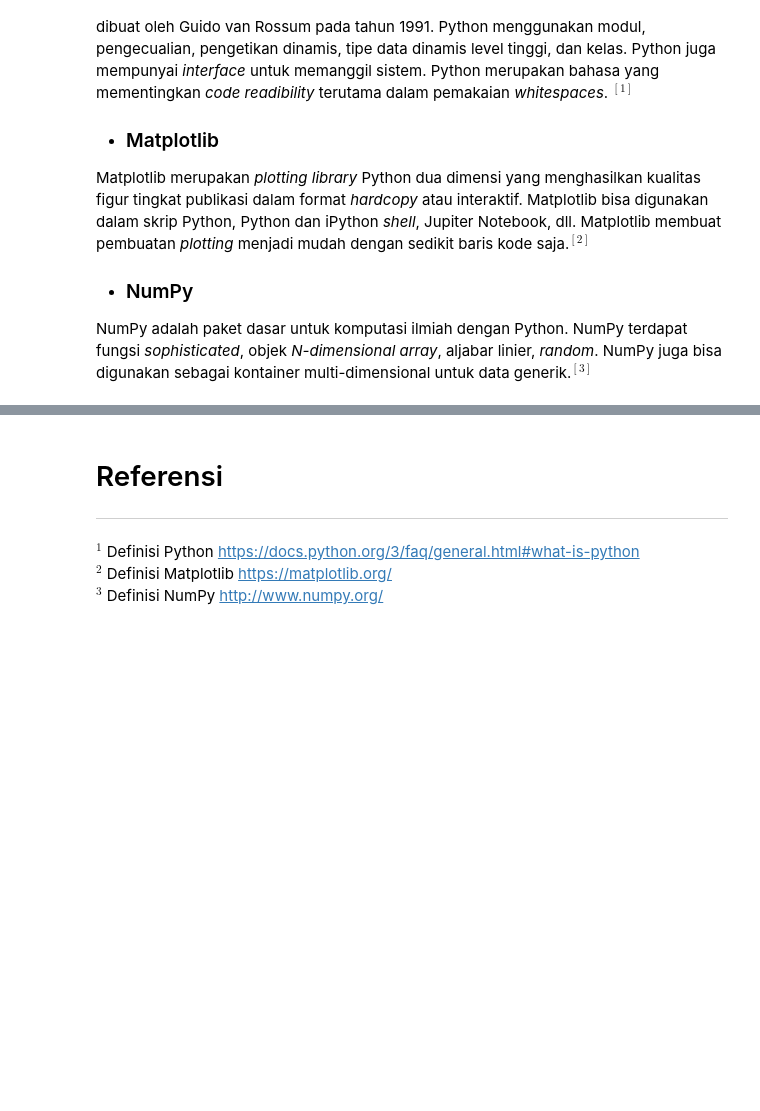
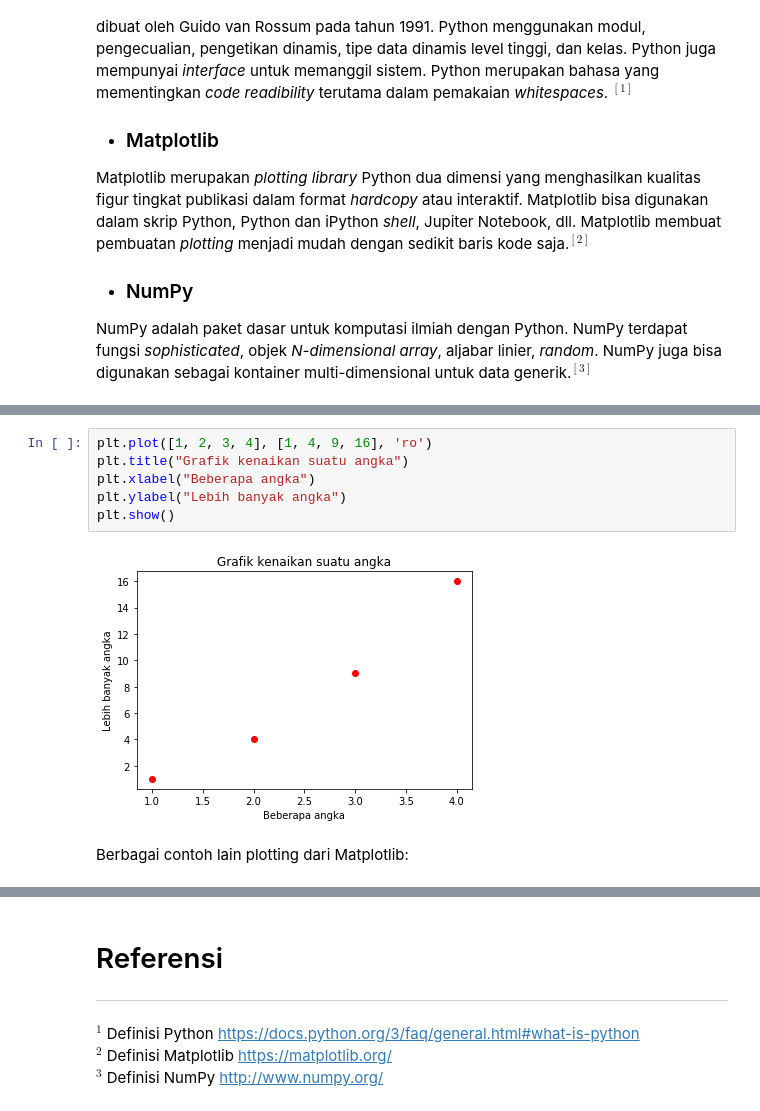
Before and after one commit to ezeutno/ComputationalMathematics_Final-Project, a Jupyter notebook: Plotting and Visualization (Group 10) .ipynb, the cells around one changed output, grey strips where cells are left out. Cells and saved outputs as stored; diff of their text form; blank space fills up the shorter version.

```diff
--- a/Plotting and Visualization (Group 10) .ipynb
+++ b/Plotting and Visualization (Group 10) .ipynb
@@ -51 +65,11 @@ Berbagai contoh plotting dari Matplotlib:
+# %%
+plt.plot([1, 2, 3, 4], [1, 4, 9, 16], 'ro')
+plt.title("Grafik kenaikan suatu angka")
+plt.xlabel("Beberapa angka")
+plt.ylabel("Lebih banyak angka")
+plt.show()
+# %% [output]
+[figure, added]
+# %% [markdown]
+Berbagai contoh lain plotting dari Matplotlib:
 # %%
```
Also changed, not shown: parts of 6 cells of this notebook.
